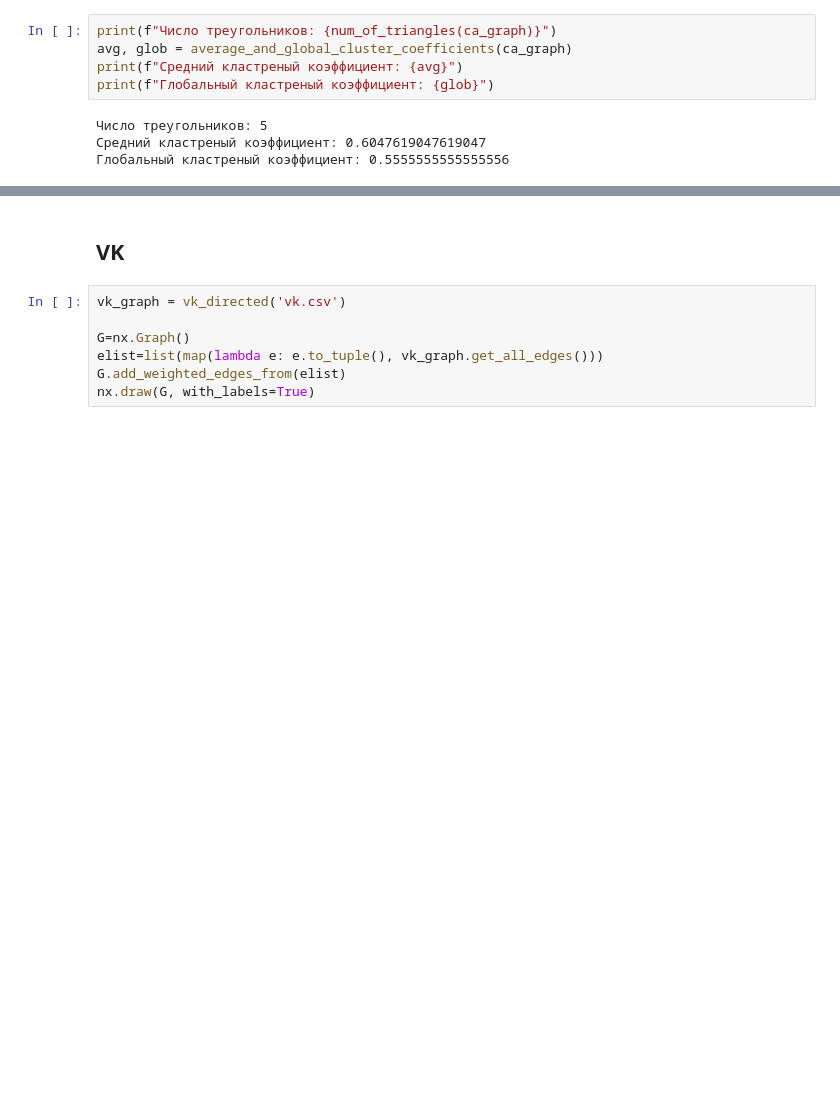
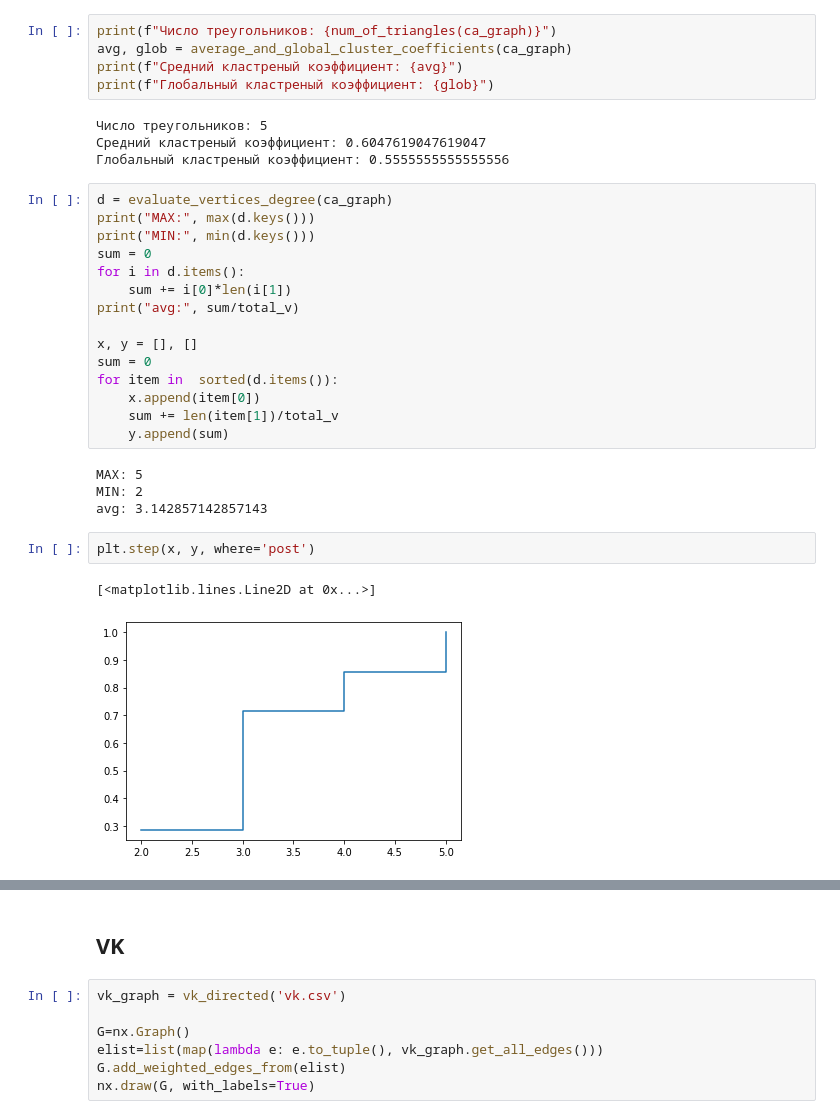
Before and after one commit to Kiruha01/graphs, a Jupyter notebook: Untitled.ipynb, the cells around one changed output, grey strips where cells are left out. Drawn from its saved outputs; the diff is of its cells as text; blank space fills up the shorter version.

```diff
--- a/Untitled.ipynb
+++ b/Untitled.ipynb
@@ -121,3 +152,27 @@ print(f"Глобальный кластреный коэффициент: {glob}
 Число треугольников: 5
 Средний кластреный коэффициент: 0.6047619047619047
 Глобальный кластреный коэффициент: 0.5555555555555556
+# %%
+d = evaluate_vertices_degree(ca_graph)
+print("MAX:", max(d.keys()))
+print("MIN:", min(d.keys()))
+sum = 0
+for i in d.items():
+	sum += i[0]*len(i[1])
+print("avg:", sum/total_v)
+
+x, y = [], []
+sum = 0
+for item in  sorted(d.items()):
+	x.append(item[0])
+	sum += len(item[1])/total_v
+	y.append(sum)
+# %% [output]
+MAX: 5
+MIN: 2
+avg: 3.142857142857143
+# %%
+plt.step(x, y, where='post')
+# %% [output]
+[<matplotlib.lines.Line2D at 0x...>]
+[figure, added]
```
Also changed, not shown: parts of 12 cells of this notebook, 1 other file.
